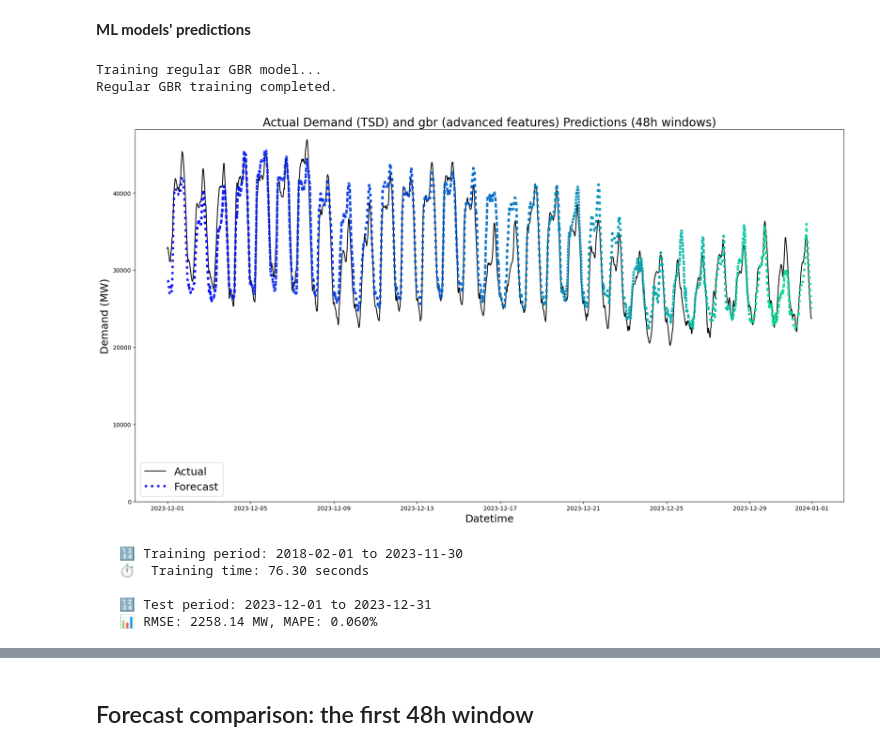
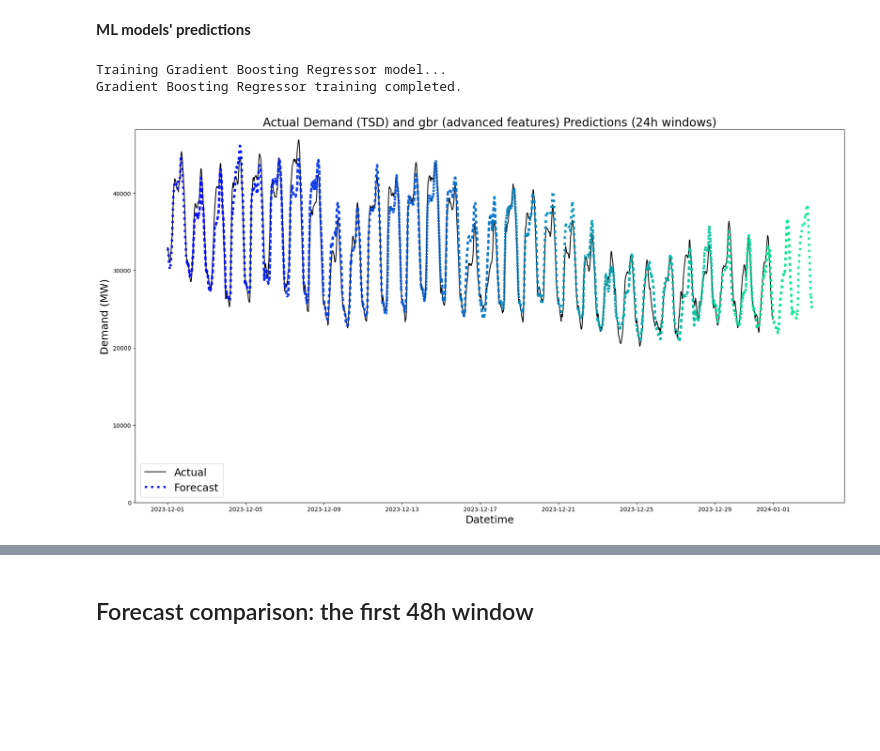
Before and after one commit to bvadg1002/UK-energy, a Jupyter notebook: notebooks/uk_energy_analysis.ipynb, the cells around one changed output, grey strips where cells are left out. Cells and saved outputs as stored; diff of their text form; code cells hidden in the pictures; blank space fills up the shorter version.

```diff
--- a/notebooks/uk_energy_analysis.ipynb
+++ b/notebooks/uk_energy_analysis.ipynb
@@ -440,7 +452,7 @@ plot_avg_plotly(df, 'datetime', hourly_start, hourly_end, 'Hourly Average Electr
 ## Forecasting Demand
 # %%
 # Define train and test period
-train_start = datetime(2023, 11, 1, 0, 0)
+train_start = datetime(2013, 1, 1, 0, 0)
 train_end = datetime(2023, 11, 30, 23, 59)
 test_start = datetime(2023, 12, 1, 0, 0)
 test_end = datetime(2023, 12, 31, 23, 59)
@@ -513,7 +525,7 @@ def rolling_window_predictions(
     preds_list = []
     rolling_test_start = test_start
     i = 0
-    while rolling_test_start + pd.Timedelta(hours=step_hours) <= test_end:
+    while rolling_test_start + pd.Timedelta(hours=step_hours) - pd.Timedelta(hours=window_hours) <= test_end:
         test_mask = (df_ml["datetime"] >= rolling_test_start) & (df_ml["datetime"] < rolling_test_start + pd.Timedelta(hours=window_hours))
         test_df = df_ml.filter(test_mask)
         times = test_df["datetime"].to_pandas()
@@ -621,11 +638,6 @@ df_ml = (
     ])
 )
 # %%
-# Initialize of GradientBoostingRegressor model
-model_gbr = GradientBoostingRegressor(
-    n_estimators=200, max_depth=10, learning_rate=0.05, validation_fraction=0.1, random_state=7
-    )
-
 # Define features and targets
 features_temp = ["hour", "day_of_week", "is_weekend", "day_of_year"]
 features_temp_cyclic = [
@@ -634,10 +646,9 @@ features_temp_cyclic = [
     "day_of_year_sin", "day_of_year_cos",
     "is_weekend"
 ]
-features_2d_lag = ["demand_lag_48h"]
-features_all_lags = ["demand_lag_48h", "demand_lag_7d", "demand_lag_14d", "demand_lag_1y"]
+features_all_lags = ["demand_lag_24h", "demand_lag_48h", "demand_lag_7d", "demand_lag_14d", "demand_lag_1y", "last_known_value"]
 features_holiday = ["is_holiday"]
 
-features_gbr = features_temp_cyclic + features_all_lags + features_holiday
+features_ml = features_temp_cyclic + features_all_lags + features_holiday
 
 target = "tsd"
@@ -654,0 +655,13 @@ y_train = y.filter(train_mask).to_numpy().ravel()
+# %%
+# Prepare feature matrices and target vector
+X_gbr = df_ml.select(features_ml)
+X_lightgbm = df_ml.select(features_ml)
+y = df_ml.select(target)
+
+# Prepare training data
+train_mask = (df_ml["datetime"] >= train_start) & (df_ml["datetime"] < test_start)
+
+X_gbr_train = X_gbr.filter(train_mask).to_pandas()
+X_lgbm_train = X_lightgbm.filter(train_mask).to_pandas()
+
+y_train = y.filter(train_mask).to_numpy().ravel()
@@ -655,15 +673,13 @@ y_train = y.filter(train_mask).to_numpy().ravel()
 # %%
 # Train Gradient Boosting Regressor model
-print("Training regular GBR model...")
+print("Training Gradient Boosting Regressor model...")
 time_start = time.time()
 
-
-
 model_gbr.fit(X_gbr_train, y_train)
-print("Regular GBR training completed.")
+print("Gradient Boosting Regressor training completed.")
 
 gbr_regular_time = time.time() - time_start
 # %% [output]
-Training regular GBR model...
-Regular GBR training completed.
+Training Gradient Boosting Regressor model...
+Gradient Boosting Regressor training completed.
 # %%
@@ -672,40 +688,13 @@ def ml_predict_func(model, test_df, feature_names,  times):
     X_test = test_df[feature_names].to_pandas()
     return model.predict(X_test)
 # %%
-# Run rolling predictions for advanced model
+# Run rolling predictions for G model
 results_gbr, first_window_gbr = rolling_window_predictions(
     df_ml, test_start, test_end, 48, 24,
-    lambda test_df, times: ml_predict_func(model_gbr, test_df, features_gbr, times),
+    lambda test_df, times: ml_predict_func(model_gbr, test_df, features_ml, times),
     cmap,
     plot_actual=(actual_future_times, actual_future_tsd),
-    plot_title="Actual Demand (TSD) and gbr (advanced features) Predictions (48h windows)"
+    plot_title="Actual Demand (TSD) and gbr (advanced features) Predictions (24h windows)"
 )
 # %% [output]
-[figure, old version]
+[figure, new version]
-# %%
-# Calculate and store results for regular GBR model
-results_gbr_pd = pd.DataFrame(results_gbr)
-gbr_regular_rmse = results_gbr_pd['rmse'].mean()
-gbr_regular_mape = results_gbr_pd['mape'].mean()
-
-print(f"   🔢 Training period: {train_start.strftime('%Y-%m-%d')} to {(test_start - timedelta(days=1)).strftime('%Y-%m-%d')}")
-print(f"   ⏱️  Training time: {gbr_regular_time:.2f} seconds\n")
-
-print(f"   🔢 Test period: {test_start.strftime('%Y-%m-%d')} to {test_end.strftime('%Y-%m-%d')}")
-print(f"   📊 RMSE: {gbr_regular_rmse:.2f} MW, MAPE: {gbr_regular_mape:.3f}%")
-
-if 'results' not in globals():
-    results = {}
-
-results['Regular_GBR'] = {
-    'model': model_gbr,
-    'training_time': gbr_regular_time,
-    'rmse': gbr_regular_rmse,
-    'mape': gbr_regular_mape
-}
-# %% [output]
-   🔢 Training period: 2018-02-01 to 2023-11-30
-   ⏱️  Training time: 76.30 seconds
-
-   🔢 Test period: 2023-12-01 to 2023-12-31
-   📊 RMSE: 2258.14 MW, MAPE: 0.060%
```
Also changed, not shown: parts of 40 cells of this notebook, 1 other file.
